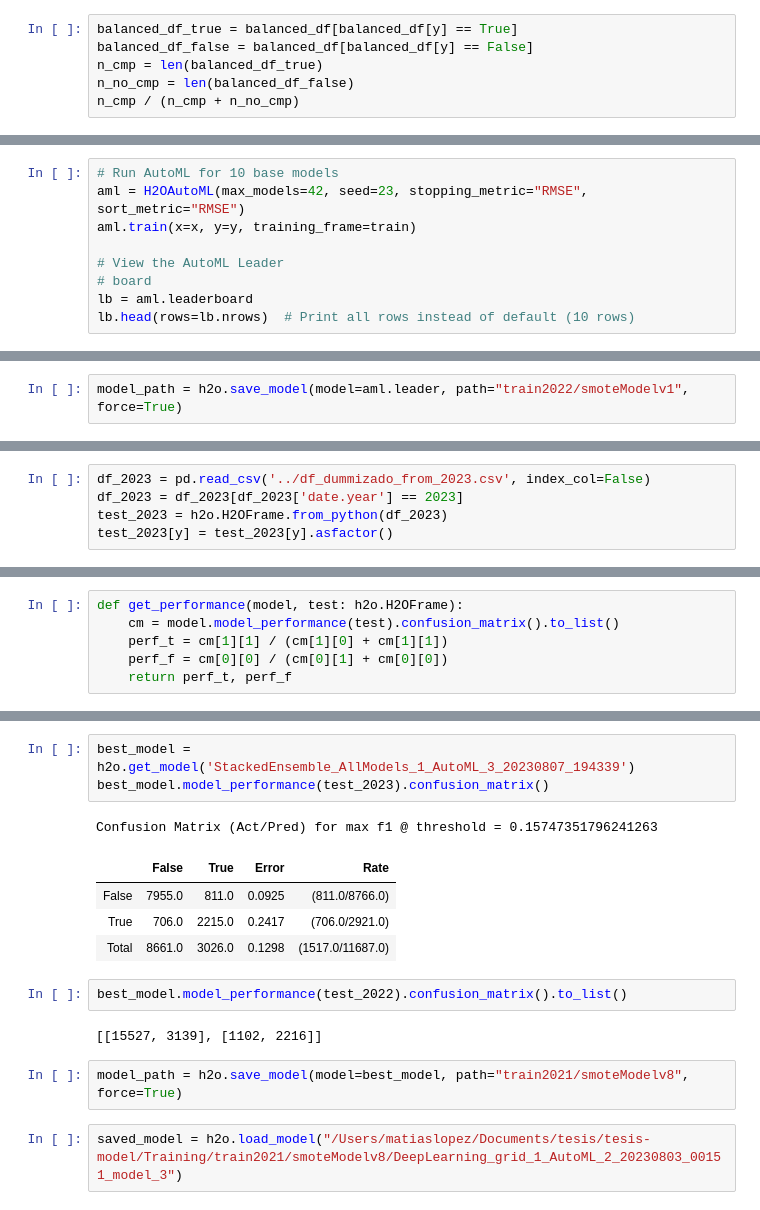
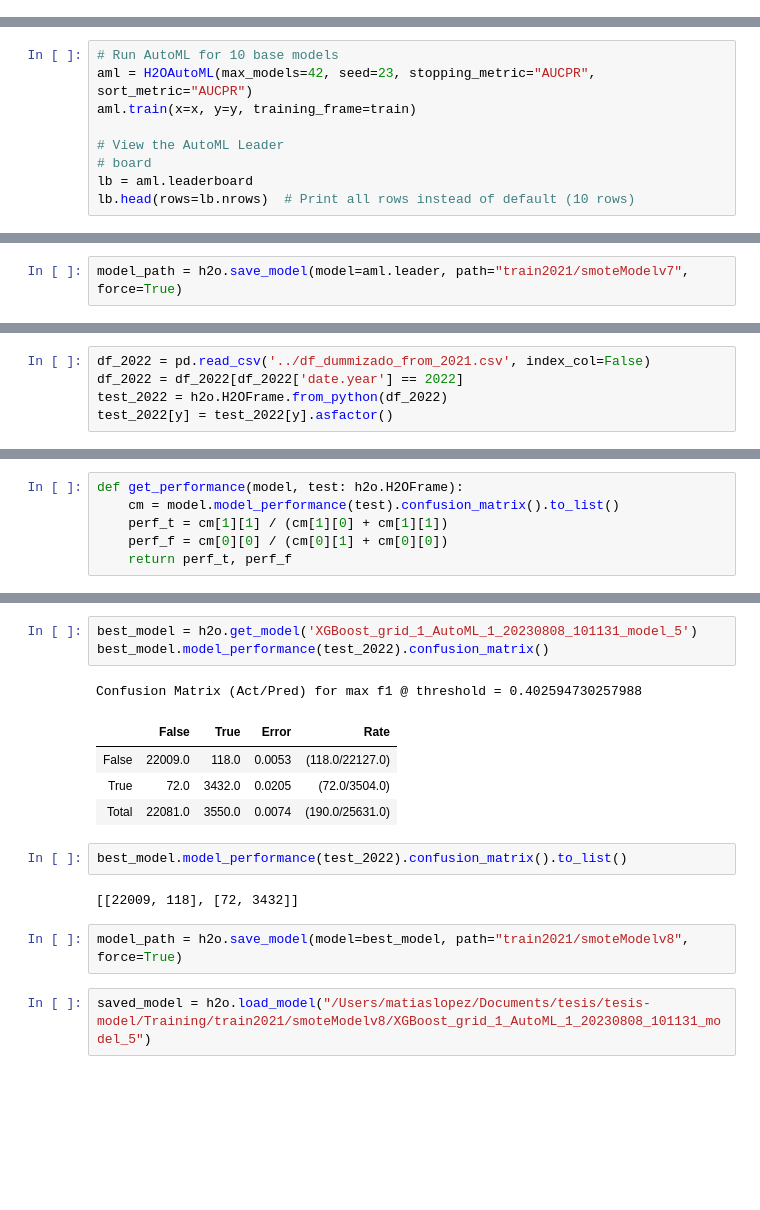
Before and after one commit to davinun99/tesis-model, a Jupyter notebook: Training/TrainingBalanced.ipynb, the cells around one changed output, grey strips where cells are left out. Drawn from its saved outputs; the diff is of its cells as text; blank space fills up the shorter version.

```diff
--- a/Training/TrainingBalanced.ipynb
+++ b/Training/TrainingBalanced.ipynb
@@ -38,9 +38,3 @@ balanced_df = pd.read_csv('../balanced_output_35.csv', index_col=False)
 # train_data, test_data = train_test_split(balanced_df, test_size=0.2, random_state=42)
 # %% [markdown]
 ## Random undersampling
-# %%
-balanced_df_true = balanced_df[balanced_df[y] == True]
-balanced_df_false = balanced_df[balanced_df[y] == False]
-n_cmp = len(balanced_df_true)
-n_no_cmp = len(balanced_df_false)
-n_cmp / (n_cmp + n_no_cmp)
@@ -69,7 +61,7 @@ train[y] = train[y].asfactor()
 Parse progress: |████████████████████████████████████████████████████████████████| (done) 100%
 # %%
 # Run AutoML for 10 base models
-aml = H2OAutoML(max_models=42, seed=23, stopping_metric="RMSE", sort_metric="RMSE")
+aml = H2OAutoML(max_models=42, seed=23, stopping_metric="AUCPR", sort_metric="AUCPR")
 aml.train(x=x, y=y, training_frame=train)
 
 # View the AutoML Leader
@@ -114,6 +106,6 @@ AutoML progress: |
 [44 rows x 7 columns]
 # %%
-model_path = h2o.save_model(model=aml.leader, path="train2022/smoteModelv1", force=True)
+model_path = h2o.save_model(model=aml.leader, path="train2021/smoteModelv7", force=True)
 # %%
 print(model_path)
 # %% [output]
@@ -123,10 +115,10 @@ saved_model = h2o.load_model(model_path)
 # %% [markdown]
 ## Testing 2022 Data
 # %%
-df_2023 = pd.read_csv('../df_dummizado_from_2023.csv', index_col=False)
-df_2023 = df_2023[df_2023['date.year'] == 2023]
-test_2023 = h2o.H2OFrame.from_python(df_2023)
-test_2023[y] = test_2023[y].asfactor()
+df_2022 = pd.read_csv('../df_dummizado_from_2021.csv', index_col=False)
+df_2022 = df_2022[df_2022['date.year'] == 2022]
+test_2022 = h2o.H2OFrame.from_python(df_2022)
+test_2022[y] = test_2022[y].asfactor()
 # %% [output]
 Parse progress: |████████████████████████████████████████████████████████████████| (done) 100%
 # %%
@@ -172,20 +164,20 @@ StackedEnsemble_AllModels_1_AutoML_3_20230807_194339 0.7583019513865115 0.907483
 # %%
-best_model = h2o.get_model('StackedEnsemble_AllModels_1_AutoML_3_20230807_194339')
-best_model.model_performance(test_2023).confusion_matrix()
+best_model = h2o.get_model('XGBoost_grid_1_AutoML_1_20230808_101131_model_5')
+best_model.model_performance(test_2022).confusion_matrix()
 # %% [output]
-Confusion Matrix (Act/Pred) for max f1 @ threshold = 0.15747351796241263
+Confusion Matrix (Act/Pred) for max f1 @ threshold = 0.402594730257988
 |  | False | True | Error | Rate |
-| False | 7955.0 | 811.0 | 0.0925 | (811.0/8766.0) |
-| True | 706.0 | 2215.0 | 0.2417 | (706.0/2921.0) |
-| Total | 8661.0 | 3026.0 | 0.1298 | (1517.0/11687.0) |
+| False | 22009.0 | 118.0 | 0.0053 | (118.0/22127.0) |
+| True | 72.0 | 3432.0 | 0.0205 | (72.0/3504.0) |
+| Total | 22081.0 | 3550.0 | 0.0074 | (190.0/25631.0) |
 # %%
 best_model.model_performance(test_2022).confusion_matrix().to_list()
 # %% [output]
-[[15527, 3139], [1102, 2216]]
+[[22009, 118], [72, 3432]]
 # %%
 model_path = h2o.save_model(model=best_model, path="train2021/smoteModelv8", force=True)
 # %%
-saved_model = h2o.load_model("/Users/matiaslopez/Documents/tesis/tesis-model/Training/train2021/smoteModelv8/DeepLearning_grid_1_AutoML_2_20230803_00151_model_3")
+saved_model = h2o.load_model("/Users/matiaslopez/Documents/tesis/tesis-model/Training/train2021/smoteModelv8/XGBoost_grid_1_AutoML_1_20230808_101131_model_5")
 # %%
 saved_model
 # %% [output]
```
Also changed, not shown: parts of 6 cells of this notebook, 3 other files.
